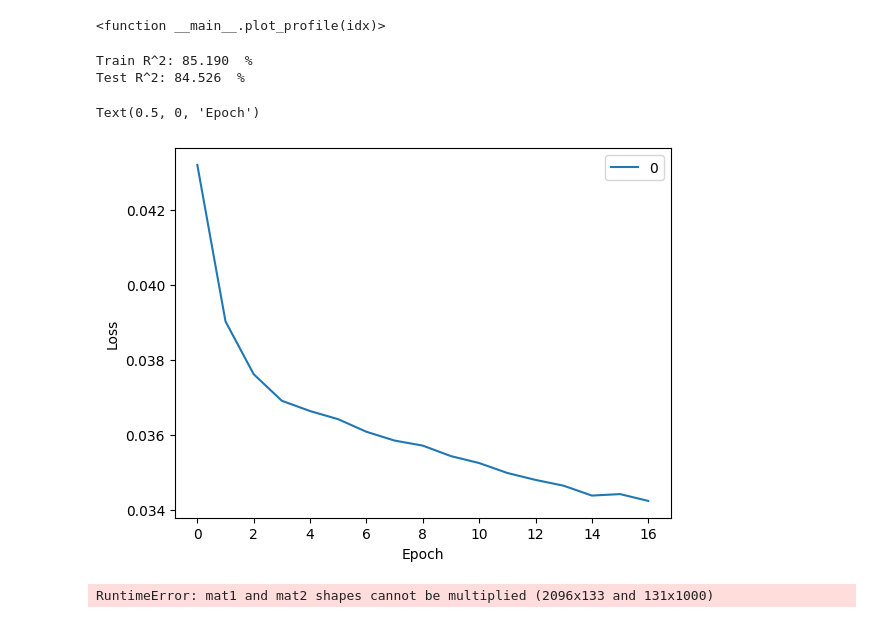
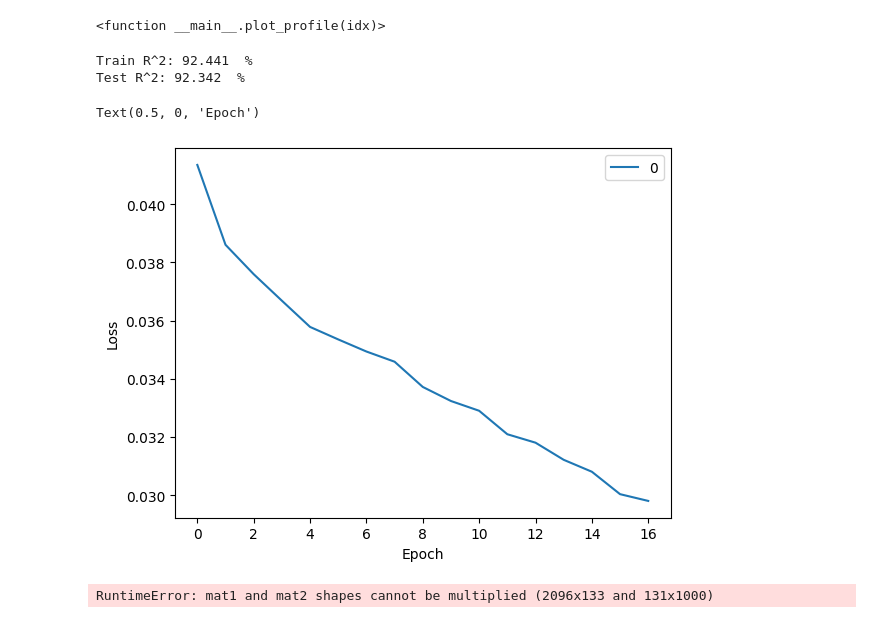
Before and after one commit to truewis/FACET-II-ML-diag, a Jupyter notebook: notebooks/workflow_walkthroughs/current_profile_model.ipynb, the cells around one changed output. Drawn from its saved outputs; the diff is of its cells as text; code cells hidden in the pictures.

```diff
--- a/notebooks/workflow_walkthroughs/current_profile_model.ipynb
+++ b/notebooks/workflow_walkthroughs/current_profile_model.ipynb
@@ -34,7 +34,7 @@ runname = '12710'
 ### Load dataset
 # %%
 # Loads dataset
-dataloc = '../data/raw/' + experiment + '/' + experiment + '_' + runname + '/' + experiment + '_'  +runname + '.mat'
+dataloc = '../../data/raw/' + experiment + '/' + experiment + '_' + runname + '/' + experiment + '_'  +runname + '.mat'
 mat = loadmat(dataloc,struct_as_record=False, squeeze_me=True)
 data_struct = mat['data_struct']
 
@@ -69,7 +69,7 @@ for a in range(len(stepsAll)):
     if not match:
         raise ValueError(f"Path format invalid or not matched: {raw_path}")
 
-    DTOTR2datalocation = '../data/raw/'+ experiment + '/' + match.group(0)
+    DTOTR2datalocation = '../../data/raw/'+ experiment + '/' + match.group(0)
 
     with h5py.File(DTOTR2datalocation, 'r') as f:
         data_raw = f['entry']['data']['data'][:].astype(np.float64)  # shape: (N, H, W)
@@ -427,7 +425,7 @@ mlp = MLPRegressor(
     tol = 1e-4,# default 1e-4
 #    hidden_layer_sizes = (500,200,100),
 #    hidden_layer_sizes = (1000,500,500),
-    hidden_layer_sizes = (1000, 500, 100),#98% accuracy 5e-5 learning rate
+    hidden_layer_sizes = (1000, 500, 500),#98% accuracy 5e-5 learning rate
     solver = 'adam',
     learning_rate = 'adaptive',# Only for sgd solver
     learning_rate_init = 5.0e-4,
@@ -444,36 +442,36 @@ mlp.fit(x_train_scaled, compressed_targets)
 
 # evaluate
 pred_compressed = mlp.predict(x_test_scaled)
 pred_profiles = pca.inverse_transform(pred_compressed)
 train_rsq = []
 for i in range(Iz_train_scaled.shape[0]):
     y_true = iz_scaler.inverse_transform(Iz_train_scaled)[i,:]
     y_pred = iz_scaler.inverse_transform(pca.inverse_transform(mlp.predict(x_train_scaled)))[i,:]
     RSS = np.sum((y_true - y_pred)**2)
     TSS = np.sum((y_true - np.average(y_true))**2)
     R_sq = 1 - RSS/TSS
     train_rsq.append(R_sq)
 test_rsq = []
 for i in range(Iz_test_scaled.shape[0]):
     y_true = iz_scaler.inverse_transform(Iz_test_scaled)[i,:]
     y_pred = iz_scaler.inverse_transform(pred_profiles)[i,:]
     RSS = np.sum((y_true - y_pred)**2)
     TSS = np.sum((y_true - np.average(y_true))**2)
     R_sq = 1 - RSS/TSS
     test_rsq.append(R_sq)
 print("Train R^2: {0:.3f} ".format(np.average(train_rsq)*100), "%")
 print("Test R^2: {0:.3f} ".format(np.average(test_rsq)*100), "%")
 # print("Train RMSE: {0:.3f} ".format(np.sqrt(np.mean((compressed_targets - mlp.predict(x_train_scaled))**2))*100),"%")
 # print("Test RMSE: {0:.3f} ".format(np.sqrt(np.mean((Iz_test_scaled - pred_profiles)**2))*100),"%")
 
 pd.DataFrame(mlp.loss_curve_).plot()
 plt.ylabel('Loss')
 plt.xlabel('Epoch')
 # %% [output]
-Train R^2: 85.190  %
-Test R^2: 84.526  %
+Train R^2: 92.441  %
+Test R^2: 92.342  %
 Text(0.5, 0, 'Epoch')
-[figure, old version]
+[figure, new version]
 # %%
 x = np.vstack((bsaScalarData, steps)).T
 # %%
```
Also changed, not shown: parts of 7 cells of this notebook.
